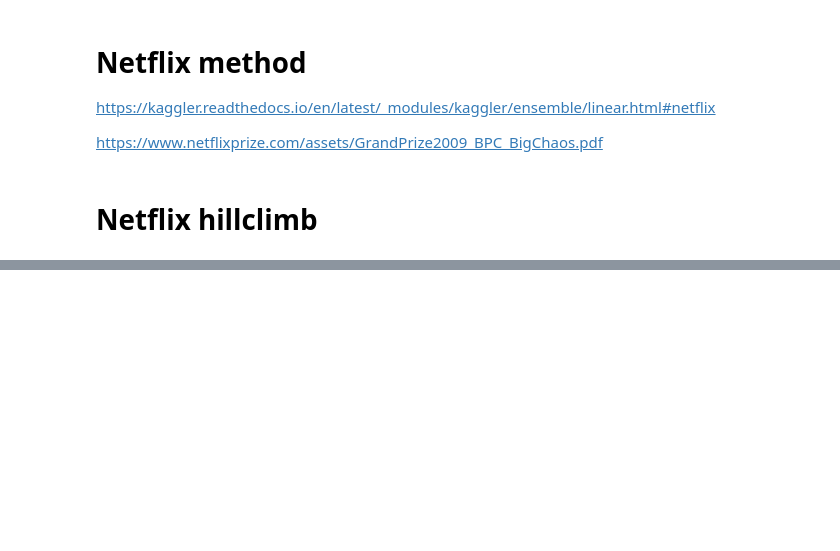
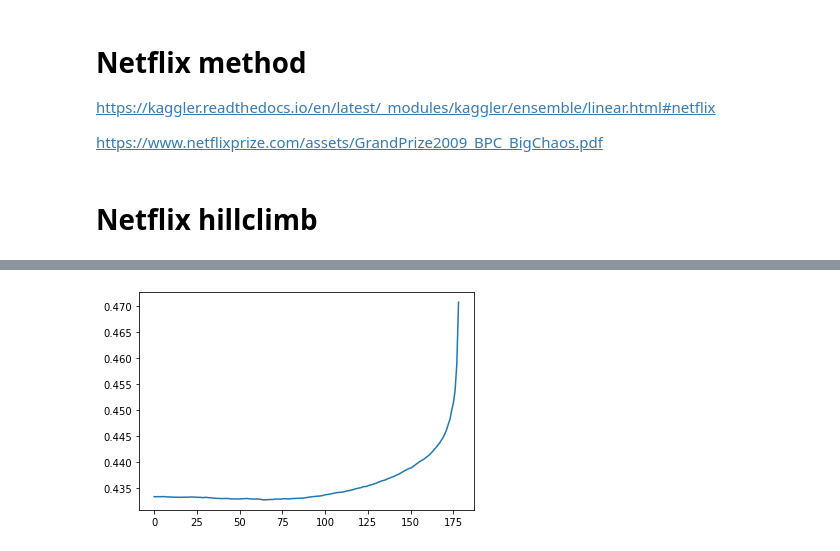
Before and after one commit to Anjum48/commonlitreadabilityprize, a Jupyter notebook: notebooks/stacking.ipynb, the cells around one changed output, grey strips where cells are left out. Cells and saved outputs as stored; diff of their text form; code cells hidden in the pictures; blank space fills up the shorter version.

```diff
--- a/notebooks/stacking.ipynb
+++ b/notebooks/stacking.ipynb
@@ -84,7 +85,7 @@ model_folders = [
     "20210618-071437",
     # rustling-quirky-mastodon - bert-base-uncased - 0.5136
     "20210618-082756",
-    "20210618-092115",
+#     "20210618-092115",  # Only 4 ckpts
     "20210618-100526",
     "20210618-105909",
     "20210618-115253",
@@ -244,6 +245,14 @@ model_folders = [
     "20210629-152921",
     "20210629-163239",
     "20210629-183052",
+    # fascinating-lavender-turaco - electra-large -
+    "20210705-091644",
+    # simple-sensible-bear - electra-large -
+    "20210705-143109",
+    "20210705-162253",
+    "20210705-181532",
+    "20210705-200803",
+    "20210705-215844",
 ]
 
 print(len(model_folders))
@@ -720,0 +833,22 @@ https://www.kaggle.com/anjum48/commonlitreadabilityprize-20210622-152356
+# %%
+def score_helper(columns):
+    return get_nf_score(oofs[columns], cv=False)
+
+candidates = model_folders.copy()
+history = []
+score = get_nf_score(oofs[candidates], oofs["target"])
+
+print(f"Initial score {score:0.5f}")
+
+while len(candidates) > 1:
+    trial_candidates = [candidates[:i] + candidates[i+1:] for i, _ in enumerate(candidates)]
+    scores = [score_helper(tc) for tc in trial_candidates]
+    removed = candidates[np.argmin(scores)]
+    del candidates[np.argmin(scores)]
+    score = get_nf_score(oofs[candidates], oofs["target"])
+    size = np.sum([get_size(c) for c in candidates])
+    history.append({"models": candidates.copy(), "score": score, "size": size, "removed": removed})
+    print(f"{len(history)} New score {score:0.5f}. Size: {size:0.1f} GB. Removed {removed}")
+
+history = pd.DataFrame(history)
+history.tail(40)
@@ -720,0 +929,4 @@ https://www.kaggle.com/anjum48/commonlitreadabilityprize-20210622-152356
+# %%
+history["score"].plot();
+# %% [output]
+[figure, added]
```
Also changed, not shown: parts of 25 cells of this notebook, 1 other file.
